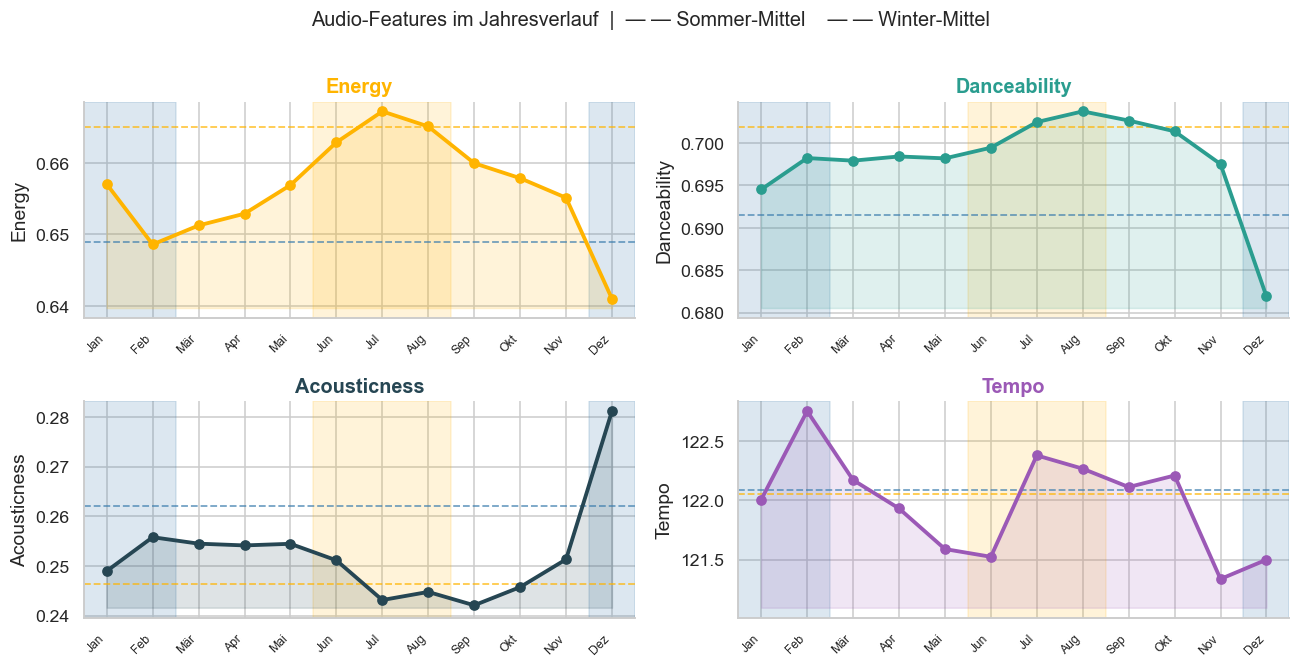
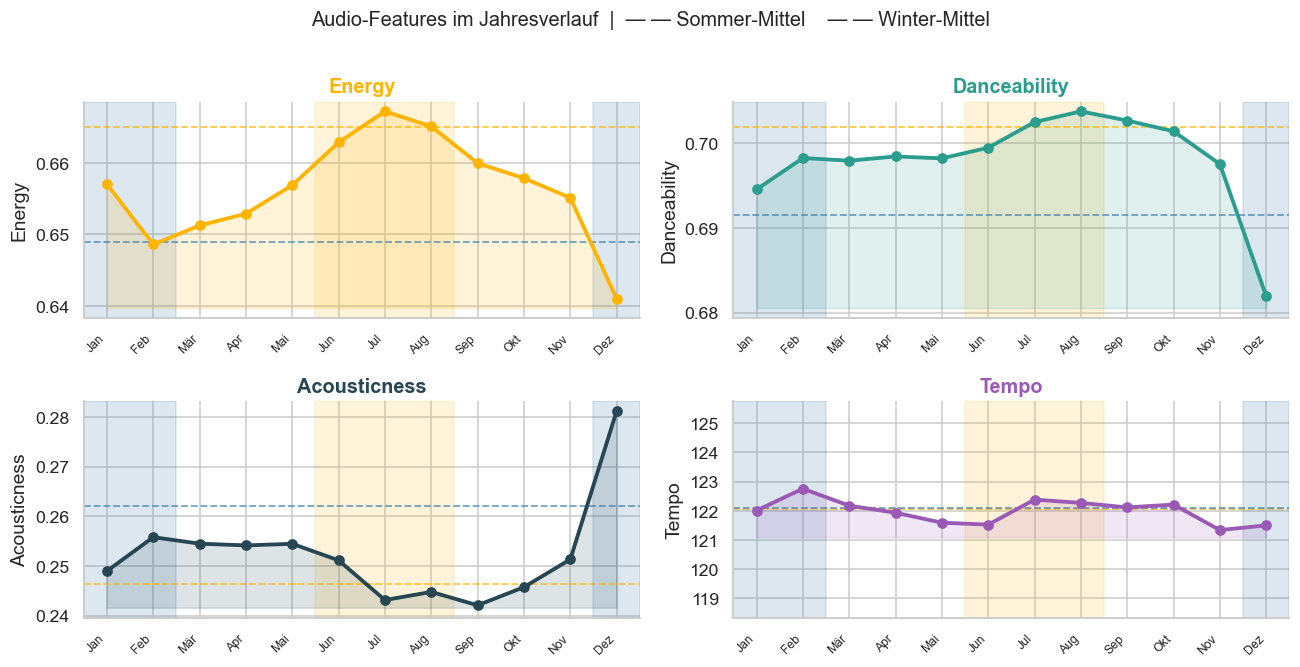
Code edit (unified diff) that turned the first committed figure into the second:
--- before
+++ after
@@ -1,2 +1,4 @@
+from matplotlib.ticker import MultipleLocator
+
 MONATS_NAMEN = ['Jan','Feb','Mär','Apr','Mai','Jun','Jul','Aug','Sep','Okt','Nov','Dez']
 
@@ -37,4 +39,8 @@
     ax.set_xlim(0.5, 12.5)
     ax.set_ylabel(feat.capitalize())
+    step = 1 if feat == 'tempo' else 0.01
+    ax.yaxis.set_major_locator(MultipleLocator(step))
+    if feat == 'tempo':
+        ax.set_ylim(y.min() - 3, y.max() + 3)
     sns.despine(ax=ax)
 

Commit: Text changes